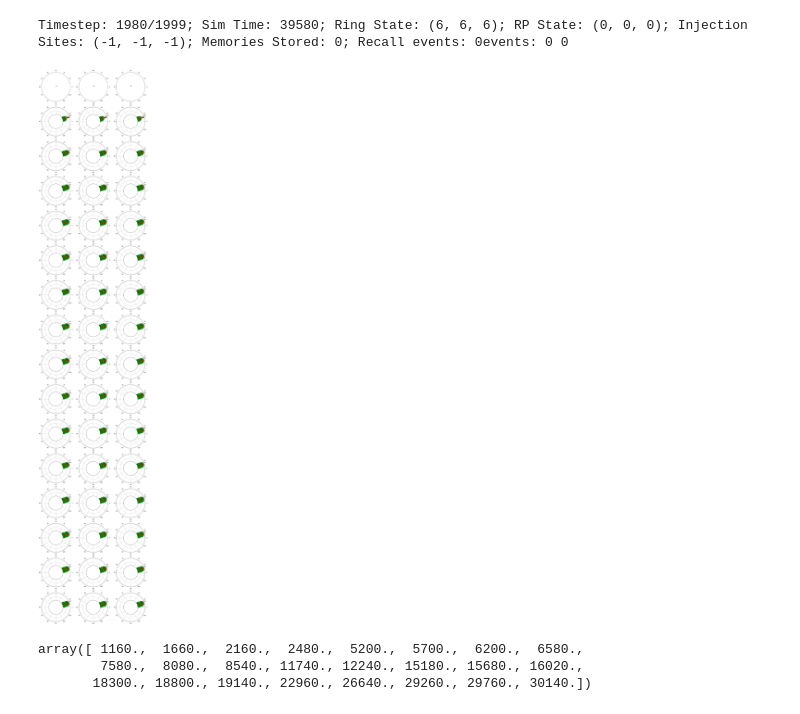
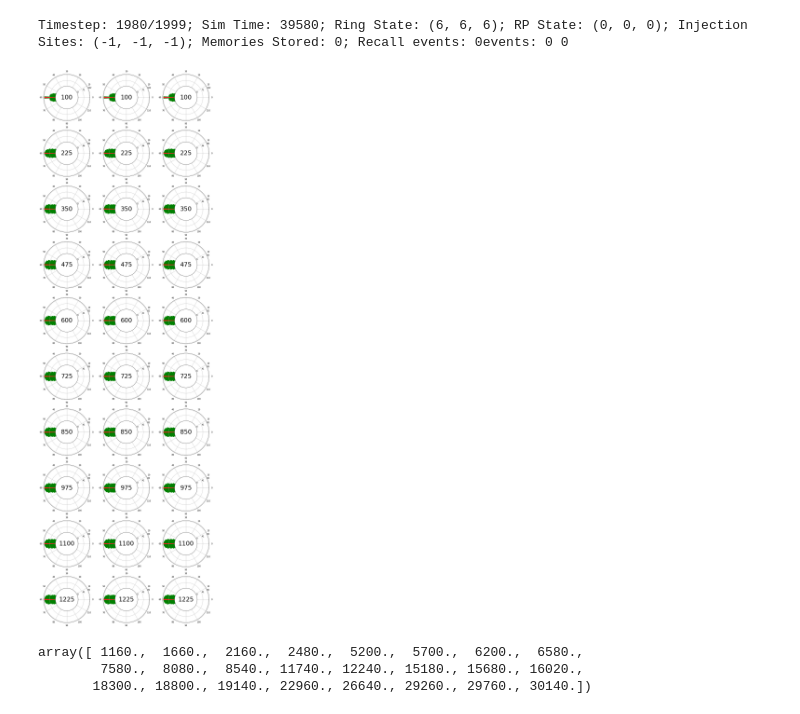
Before and after one commit to TomKnowles1994/GridCellPredNet, a Jupyter notebook: NEST/_Fully Spiking with Corrections.ipynb, the cells around one changed output. Cells and saved outputs as stored; diff of their text form; code cells hidden in the pictures.

Commit message:
Spikes logged and displayed correctly

```diff
--- a/NEST/_Fully Spiking with Corrections.ipynb
+++ b/NEST/_Fully Spiking with Corrections.ipynb
@@ -55,7 +55,7 @@ N_cj = N_ex
 rings = 3
 omni_rings = 0
 
-window_size = 20
+window_size = 40
 
 N_pa_cells_per_ring = N_ex // window_size
 
@@ -149,7 +149,7 @@ theta = False
 
 I_init = 300.0
 I_init_dur = 2000.0
-I_init_pos = 7 - 1#(N_ex - 1)
+I_init_pos = 60 - 1#(N_ex - 1)
 # %% [markdown]
 ## Create neuron populations from the above parameters
 # %%
@@ -396,7 +396,7 @@ for i in range(rings):
 
     for j in range(N_pa_cells_per_ring):
 
-        sim.Connect([input_pa_cells[i][j]], windows[i*N_pa_cells_per_ring+j],'all_to_all',syn_spec={'weight': w_ex_in_pa, 'delay': delay})
+        sim.Connect([input_pa_cells[i][j]], windows[i*N_pa_cells_per_ring+j],'all_to_all',syn_spec={'weight': w_ex_pa, 'delay': delay})
 # %%
 # Iterate through each and every combination of the ring neurons ([1,1,1], [1,1,2] ... [N, N, N]), assigning each trio to a pyramidal cell
 # When all is said and done, this acts like a 3-digit, base-12 number, with each digit representing a ring
@@ -439,9 +439,9 @@ for r1 in (x for x in range(N_pa_cells_per_ring) if in_range is True): # Ring 1
                 source_pa_cell_indices[1][cell_index] = r2
                 source_pa_cell_indices[2][cell_index] = r3
 
-            else:
+#             else:
 
-                in_range = False
+#                 in_range = False
 
 pa_to_pyramidal_connections = pd.DataFrame({'Target Cell Index': cell_indices,
                                             'Target Pyramidal Cell': target_cells,
@@ -1270,9 +1274,9 @@ if simulate_or_load == 'simulate':
 
             if np.all(None not in current_exc_state) and t > start_delay:
 
-                exc_state_history[tick, 0, ring1_exc-min(ring1_exc)] = ring1_spikes_exc
-                exc_state_history[tick, 1, ring2_exc-min(ring2_exc)] = ring2_spikes_exc
-                exc_state_history[tick, 2, ring3_exc-min(ring3_exc)] = ring3_spikes_exc
+                exc_state_history[tick, 0, ring1_exc-min(exc[0])+1] = ring1_spikes_exc
+                exc_state_history[tick, 1, ring2_exc-min(exc[1])+1] = ring2_spikes_exc
+                exc_state_history[tick, 2, ring3_exc-min(exc[2])+1] = ring3_spikes_exc
 
             ring1_rp, ring1_spikes_rp = np.unique(sim.GetStatus(pa_spikes[0])[0]['events']['senders'], return_counts = True)
             ring2_rp, ring2_spikes_rp = np.unique(sim.GetStatus(pa_spikes[1])[0]['events']['senders'], return_counts = True)
@@ -1404,41 +1408,46 @@ Timestep: 1980/1999; Sim Time: 39580; Ring State: (6, 6, 6); RP State: (0, 0, 0)
 # %%
 # Static frames of ring activity per time window
 
-cell_indices_for_plotting = np.linspace(0, 2*np.pi, num = N_ex)
+cell_indices_for_plotting = np.linspace(0, 2*np.pi, num = N_ex, endpoint = False)
 
 most_active_cell_indices = np.argmax(exc_state_history, axis = 2) / N_ex * 2*np.pi
 most_active_cell_values = np.max(exc_state_history, axis = 2)
 
-N_display_samples = 16
+N_display_samples = 10
 
-timesteps_per_plot = 125
+timesteps_per_plot = history_timestep_window
 
 fig, ax = plt.subplots(N_display_samples, rings, subplot_kw={'projection': 'polar'}, figsize = (5 * rings, 5 * N_display_samples))
 
 for r, row in enumerate(ax):
 
     for c, column in enumerate(row):
 
+        display_time = r * timesteps_per_plot + start_delay
+        display_origin_offset = -np.max(exc_state_history[display_time, c, :])
+
         ax[r, c].set_xticks(np.linspace(0, 2*np.pi, num = N_ex//10, endpoint = False))
         ax[r, c].set_xticklabels(np.arange(0, N_ex, step = 10))
-        ax[r, c].set_rticks([0, np.max(exc_state_history[r * timesteps_per_plot, c, :]) // 2, np.max(exc_state_history[r * timesteps_per_plot, c, :])])
+        ax[r, c].set_rticks([0, np.max(exc_state_history[display_time, c, :]) // 2, np.max(exc_state_history[display_time, c, :])])
 
-        if time[r * timesteps_per_plot] not in representation_times:
+        ax[r, c].text(display_origin_offset, display_origin_offset, f"{display_time}", fontsize = 30, horizontalalignment = 'center', verticalalignment = 'center')
 
-            ax[r, c].set_rorigin(-np.max(exc_state_history[r * timesteps_per_plot, c, :]))
+        if time[display_time] not in representation_times:
 
-            ax[r, c].bar(cell_indices_for_plotting, exc_state_history[r * timesteps_per_plot, c, :], width = 0.1, color = 'green')
-            ax[r, c].bar(most_active_cell_indices[r * timesteps_per_plot, c], most_active_cell_values[r * timesteps_per_plot, c], width = 0.05, color = 'red')
+            ax[r, c].set_rorigin(display_origin_offset)
 
-        elif  time[r * timesteps_per_plot] in representation_times:
+            ax[r, c].bar(cell_indices_for_plotting, exc_state_history[display_time, c, :], width = 0.1, color = 'green')
+            ax[r, c].bar(most_active_cell_indices[display_time, c], most_active_cell_values[display_time, c], width = 0.05, color = 'red')
+
+        elif  time[display_time] in representation_times:
 
             ax[r, c].bar(cell_indices_for_plotting, exc_state_history_per_rep[r, c, :], width = 0.1, color = 'blue')
-            ax[r, c].bar(most_active_cell_indices[r * timesteps_per_plot, c], most_active_cell_values[r * timesteps_per_plot, c], width = 0.05, color = 'red')
+            ax[r, c].bar(most_active_cell_indices[display_time, c], most_active_cell_values[display_time, c], width = 0.05, color = 'red')
 
 
 plt.show()
 # %% [output]
-[figure, old version]
+[figure, new version]
 # %%
 representation_times
 # %% [output]
```
Also changed, not shown: parts of 10 cells of this notebook.
